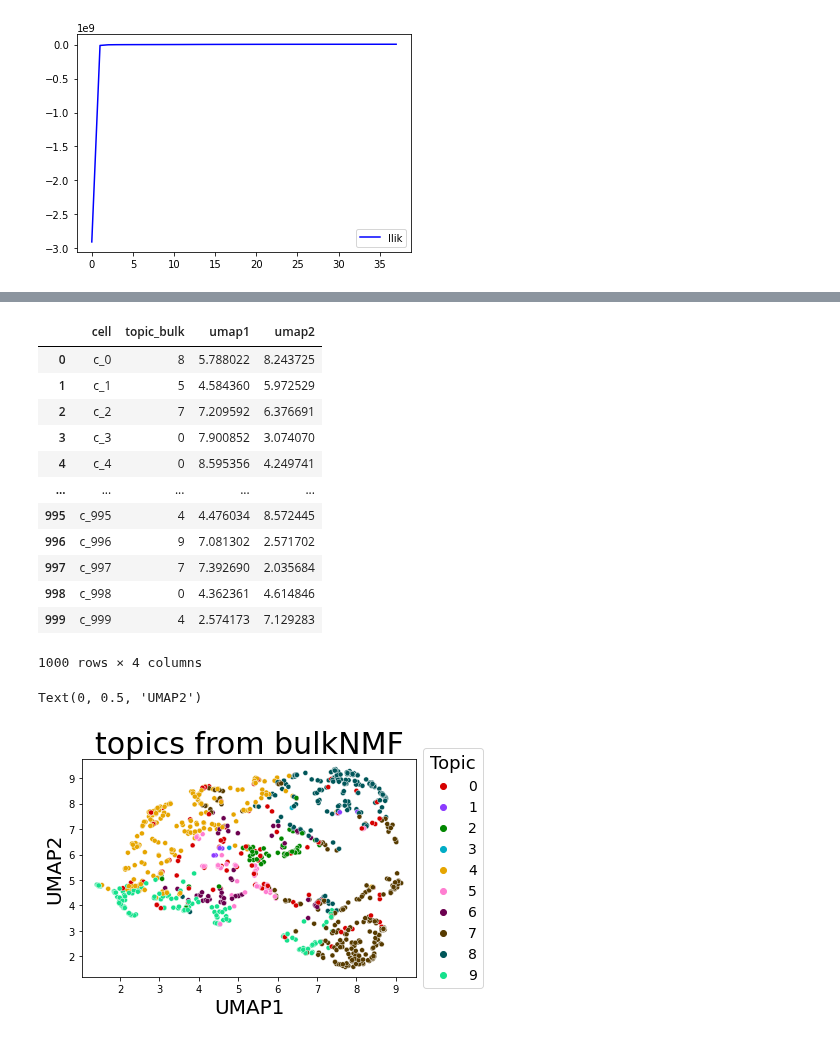
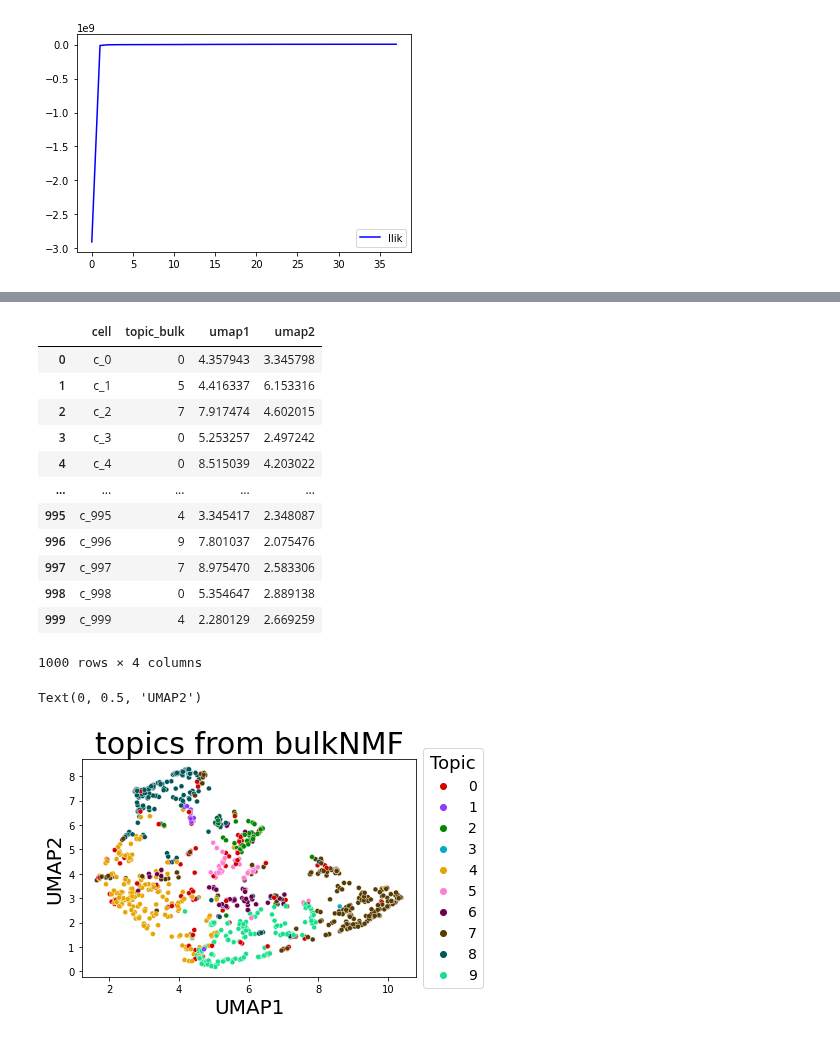
Before and after one commit to causalpathlab/asapp, a Jupyter notebook: examples/0_sim_data_dc.ipynb, the cells around one changed output, grey strips where cells are left out. Cells and saved outputs as stored; diff of their text form; code cells hidden in the pictures.

```diff
--- a/examples/0_sim_data_dc.ipynb
+++ b/examples/0_sim_data_dc.ipynb
@@ -69 +68,14 @@ nmf.beta.shape
+# %%
+beta = nmf.beta
+theta = reg.theta
+uu = beta.sum(0)
+beta = beta/uu
+prop = theta * uu
+zz = prop.T.sum(0).reshape(theta.shape[0],1)
+prop = prop/zz
+
+df_beta = pd.DataFrame(beta.T)
+df_beta.columns = dl.cols
+df_theta = pd.DataFrame(theta)
+df_theta.index = dl.rows
 # %%
@@ -96,27 +91,27 @@ sns.clustermap(df_top.T,cmap='viridis')
 # %%
 import umap
-df_theta = pd.DataFrame(reg.theta)
+
 df_umap= pd.DataFrame()
 df_umap['cell'] = dl.rows
 df_umap['topic_bulk'] = [x for x in df_theta.iloc[:,:].idxmax(axis=1)]
 
 umap_2d = umap.UMAP(n_components=2, init='random', random_state=0,min_dist=0.0,metric='cosine')
 proj_2d = umap_2d.fit(df_theta.iloc[:,1:])
 df_umap[['umap1','umap2']] = umap_2d.embedding_[:,[0,1]]
 df_umap
 # %% [output]
 |  | cell | topic_bulk | umap1 | umap2 |
-| 0 | c_0 | 8 | 5.788022 | 8.243725 |
-| 1 | c_1 | 5 | 4.584360 | 5.972529 |
-| 2 | c_2 | 7 | 7.209592 | 6.376691 |
-| 3 | c_3 | 0 | 7.900852 | 3.074070 |
-| 4 | c_4 | 0 | 8.595356 | 4.249741 |
+| 0 | c_0 | 0 | 4.357943 | 3.345798 |
+| 1 | c_1 | 5 | 4.416337 | 6.153316 |
+| 2 | c_2 | 7 | 7.917474 | 4.602015 |
+| 3 | c_3 | 0 | 5.253257 | 2.497242 |
+| 4 | c_4 | 0 | 8.515039 | 4.203022 |
 | ... | ... | ... | ... | ... |
-| 995 | c_995 | 4 | 4.476034 | 8.572445 |
-| 996 | c_996 | 9 | 7.081302 | 2.571702 |
-| 997 | c_997 | 7 | 7.392690 | 2.035684 |
-| 998 | c_998 | 0 | 4.362361 | 4.614846 |
-| 999 | c_999 | 4 | 2.574173 | 7.129283 |
+| 995 | c_995 | 4 | 3.345417 | 2.348087 |
+| 996 | c_996 | 9 | 7.801037 | 2.075476 |
+| 997 | c_997 | 7 | 8.975470 | 2.583306 |
+| 998 | c_998 | 0 | 5.354647 | 2.889138 |
+| 999 | c_999 | 4 | 2.280129 | 2.669259 |
 1000 rows × 4 columns
 # %%
 cp = sns.color_palette(cc.glasbey_dark, n_colors=len(df_umap['topic_bulk'].unique()))
@@ -127,4 +122,4 @@ p.set_xlabel("UMAP1",fontsize=20)
 p.set_ylabel("UMAP2",fontsize=20)
 # %% [output]
 Text(0, 0.5, 'UMAP2')
-[figure, old version]
+[figure, new version]
```
Also changed, not shown: parts of 13 cells of this notebook, 7 other files.
